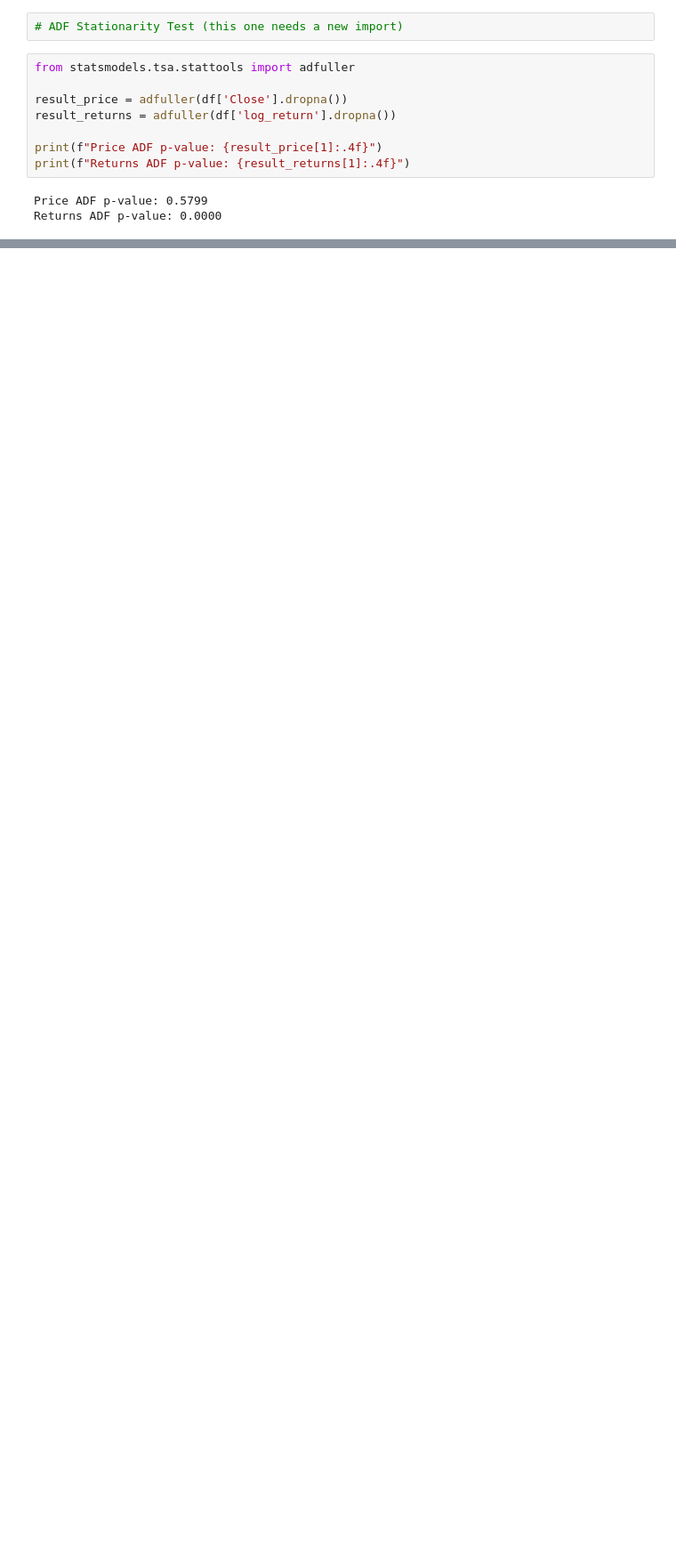
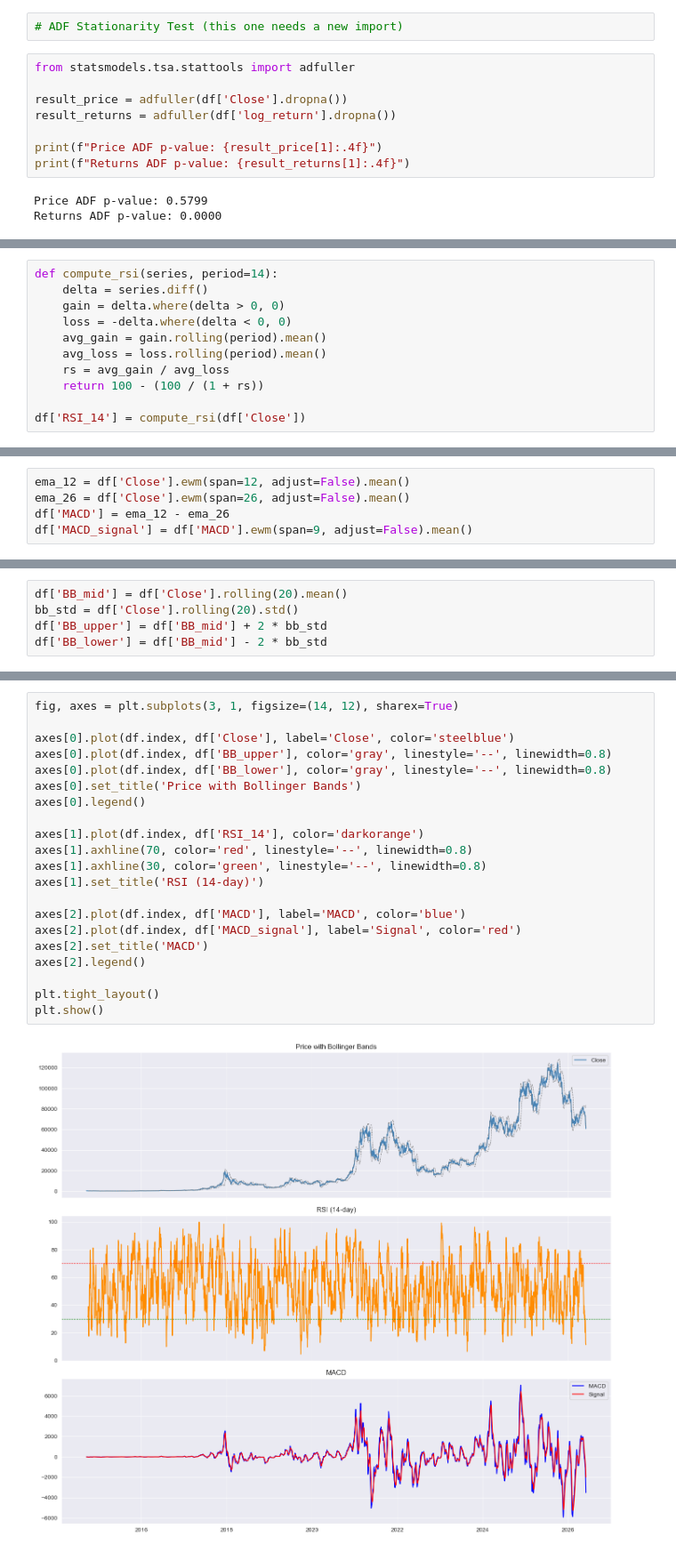
Before and after one commit to MADEKUOROYE/bitcoin-volatility-forecasting, a Jupyter notebook: notebooks/01_edabitcoin.ipynb, the cells around one changed output, grey strips where cells are left out. Shown at 89% size. Saved outputs shown, nothing was run; the diff lists cells and outputs as text; blank space fills up the shorter version.

```diff
--- a/notebooks/01_edabitcoin.ipynb
+++ b/notebooks/01_edabitcoin.ipynb
@@ -161,0 +165,11 @@ Returns ADF p-value: 0.0000
+# %%
+def compute_rsi(series, period=14):
+    delta = series.diff()
+    gain = delta.where(delta > 0, 0)
+    loss = -delta.where(delta < 0, 0)
+    avg_gain = gain.rolling(period).mean()
+    avg_loss = loss.rolling(period).mean()
+    rs = avg_gain / avg_loss
+    return 100 - (100 / (1 + rs))
+
+df['RSI_14'] = compute_rsi(df['Close'])
@@ -161,0 +178,5 @@ Returns ADF p-value: 0.0000
+# %%
+ema_12 = df['Close'].ewm(span=12, adjust=False).mean()
+ema_26 = df['Close'].ewm(span=26, adjust=False).mean()
+df['MACD'] = ema_12 - ema_26
+df['MACD_signal'] = df['MACD'].ewm(span=9, adjust=False).mean()
@@ -161,0 +185,5 @@ Returns ADF p-value: 0.0000
+# %%
+df['BB_mid'] = df['Close'].rolling(20).mean()
+bb_std = df['Close'].rolling(20).std()
+df['BB_upper'] = df['BB_mid'] + 2 * bb_std
+df['BB_lower'] = df['BB_mid'] - 2 * bb_std
@@ -161,0 +192,23 @@ Returns ADF p-value: 0.0000
+# %%
+fig, axes = plt.subplots(3, 1, figsize=(14, 12), sharex=True)
+
+axes[0].plot(df.index, df['Close'], label='Close', color='steelblue')
+axes[0].plot(df.index, df['BB_upper'], color='gray', linestyle='--', linewidth=0.8)
+axes[0].plot(df.index, df['BB_lower'], color='gray', linestyle='--', linewidth=0.8)
+axes[0].set_title('Price with Bollinger Bands')
+axes[0].legend()
+
+axes[1].plot(df.index, df['RSI_14'], color='darkorange')
+axes[1].axhline(70, color='red', linestyle='--', linewidth=0.8)
+axes[1].axhline(30, color='green', linestyle='--', linewidth=0.8)
+axes[1].set_title('RSI (14-day)')
+
+axes[2].plot(df.index, df['MACD'], label='MACD', color='blue')
+axes[2].plot(df.index, df['MACD_signal'], label='Signal', color='red')
+axes[2].set_title('MACD')
+axes[2].legend()
+
+plt.tight_layout()
+plt.show()
+# %% [output]
+[figure, added]
```
Also changed, not shown: parts of 6 cells of this notebook, 1 other file.
